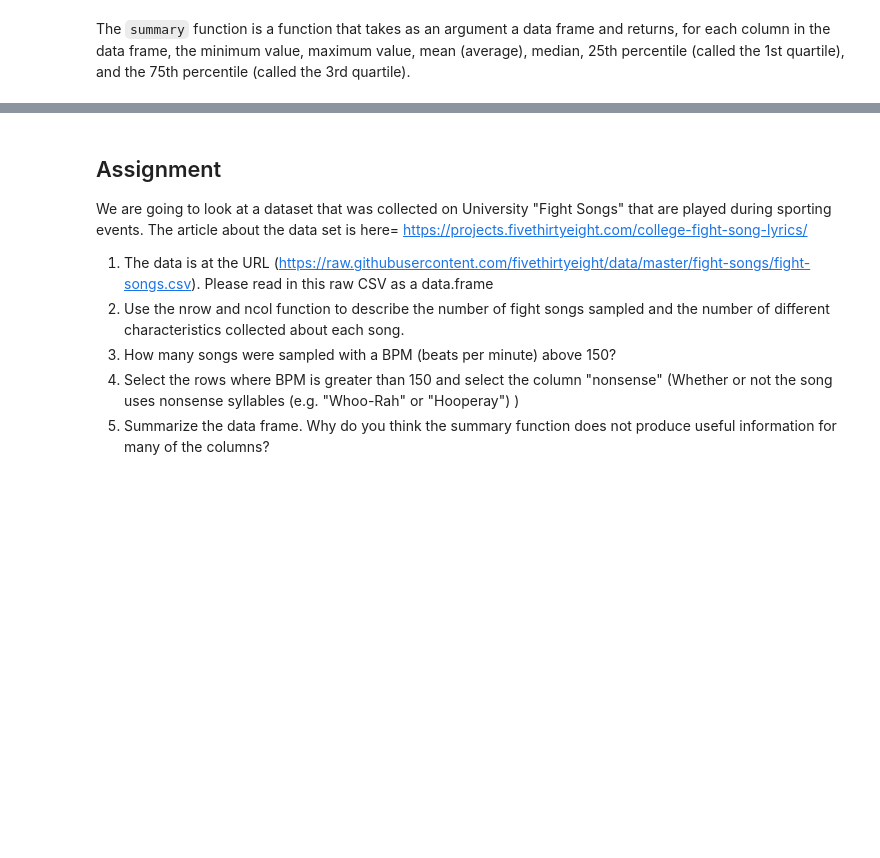
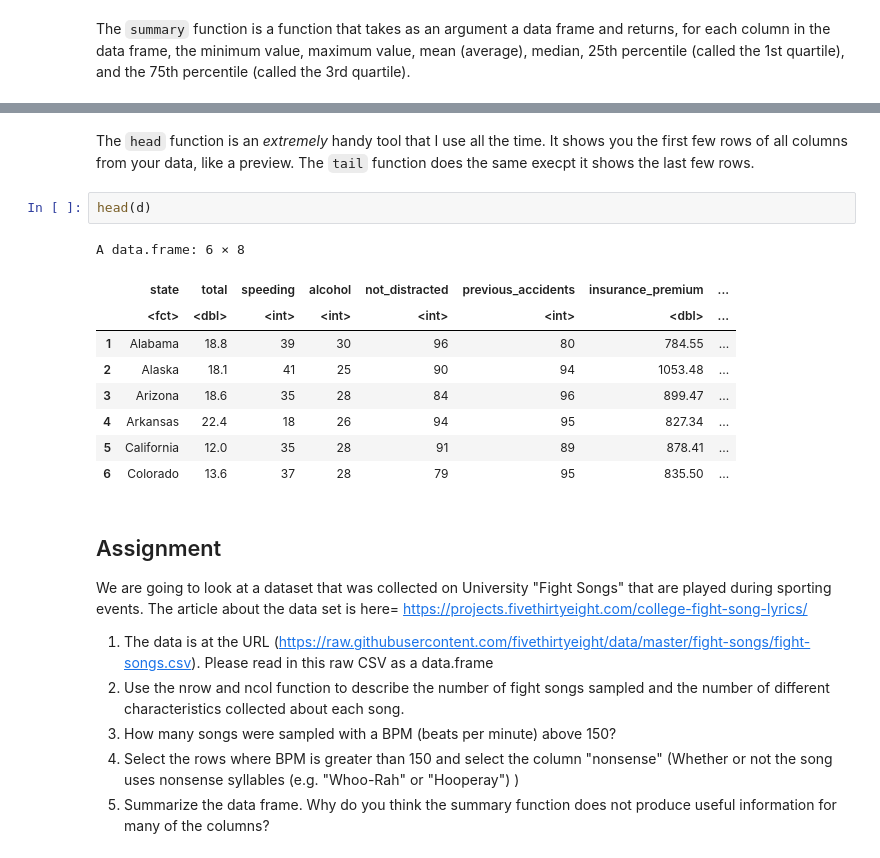
Before and after one commit to computationalUncertaintyLab/2022S_PHDS1, a Jupyter notebook: Lab05/Lab05.ipynb, the cells around one changed output, grey strips where cells are left out. Drawn from its saved outputs; the diff is of its cells as text; blank space fills up the shorter version.

```diff
--- a/Lab05/Lab05.ipynb
+++ b/Lab05/Lab05.ipynb
@@ -193,3 +226,17 @@ summary(d)
+# %% [markdown]
+The `head` function is an *extremely* handy tool that I use all the time. It shows you the first few rows of all columns from your data, like a preview. The `tail` function does the same execpt it shows the last few rows.
+# %%
+head(d)
+# %% [output]
+A data.frame: 6 × 8
+|  | state | total | speeding | alcohol | not_distracted | previous_accidents | insurance_premium | ... |
+|  | <fct> | <dbl> | <int> | <int> | <int> | <int> | <dbl> | ... |
+| 1 | Alabama | 18.8 | 39 | 30 | 96 | 80 | 784.55 | ... |
+| 2 | Alaska | 18.1 | 41 | 25 | 90 | 94 | 1053.48 | ... |
+| 3 | Arizona | 18.6 | 35 | 28 | 84 | 96 | 899.47 | ... |
+| 4 | Arkansas | 22.4 | 18 | 26 | 94 | 95 | 827.34 | ... |
+| 5 | California | 12.0 | 35 | 28 | 91 | 89 | 878.41 | ... |
+| 6 | Colorado | 13.6 | 37 | 28 | 79 | 95 | 835.50 | ... |
 # %% [markdown]
 ## Assignment
 
```
Also changed, not shown: parts of 20 cells of this notebook.
